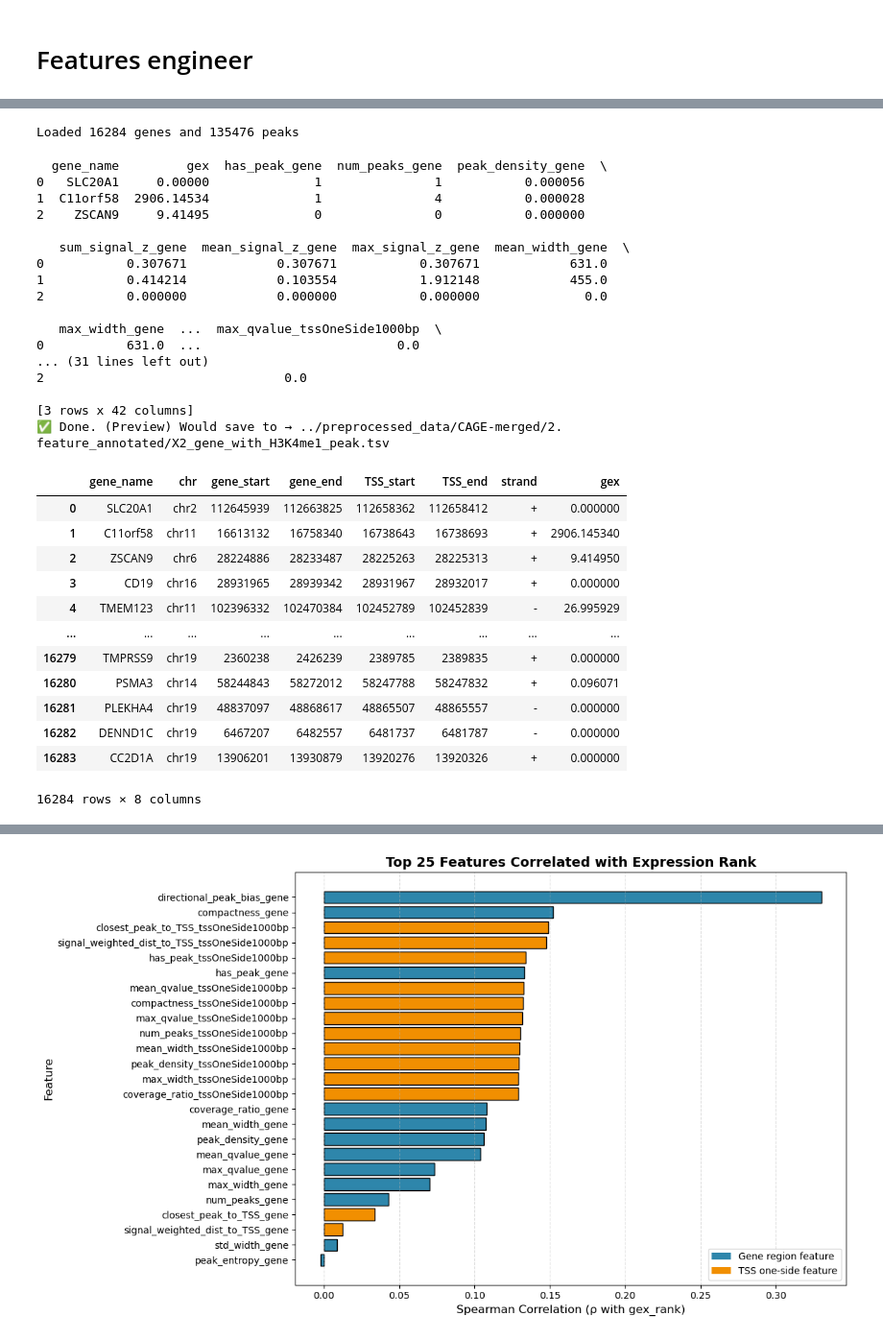
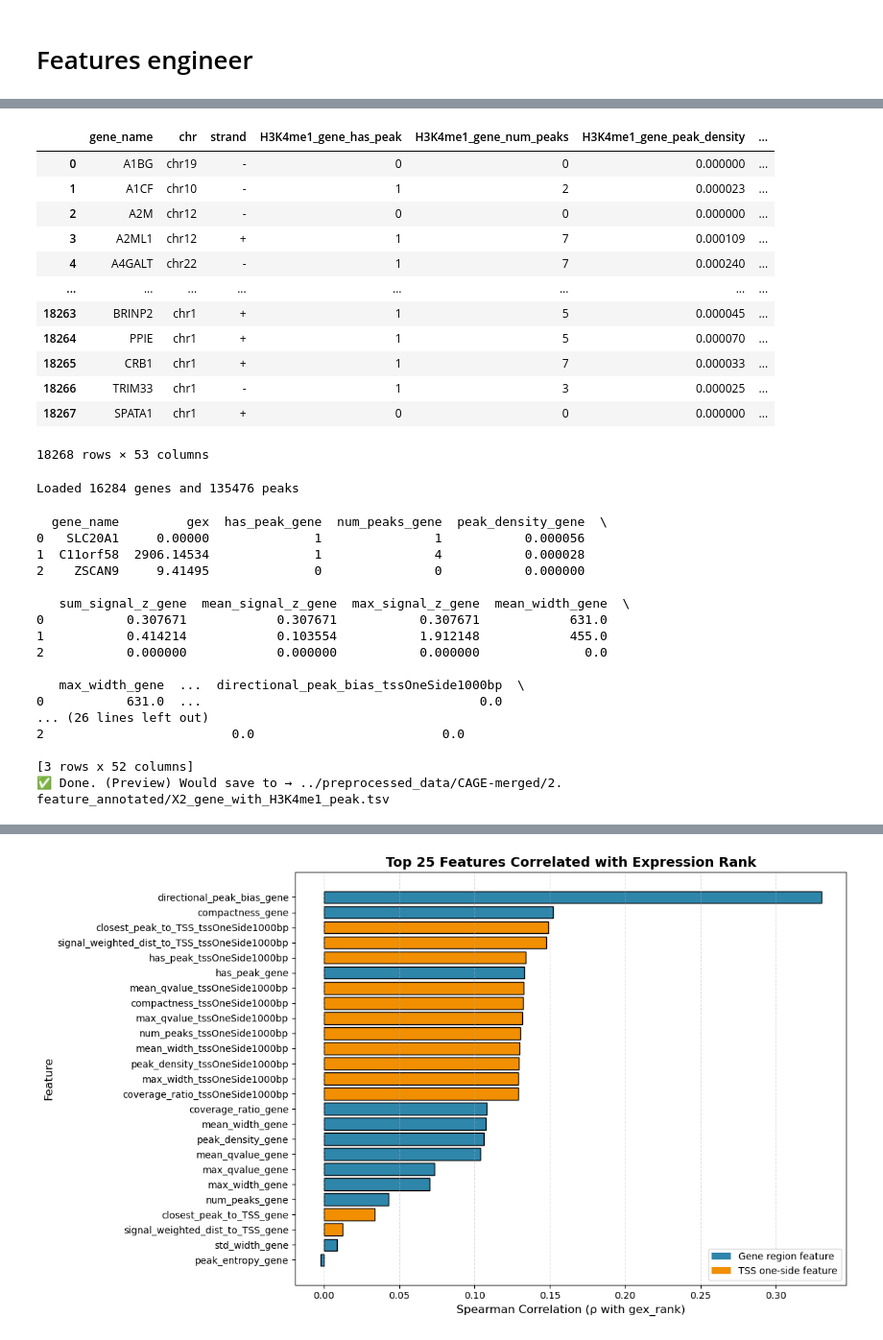
Before and after one commit to Dewey-Wang/Gene-expression-prediction, a Jupyter notebook: Full step - reference/1. bed features.ipynb, the cells around one changed output, grey strips where cells are left out. Shown at 96% size. Saved outputs shown, nothing was run; the diff lists cells and outputs as text; code cells hidden in the pictures.

```diff
--- a/1. data preprocessing/7. bed features.ipynb
+++ b/Full step - reference/1. bed features.ipynb
@@ -3,3 +332,19 @@
+# %%
+df_out
+# %% [output]
+|  | gene_name | chr | strand | H3K4me1_gene_has_peak | H3K4me1_gene_num_peaks | H3K4me1_gene_peak_density | ... |
+| 0 | A1BG | chr19 | - | 0 | 0 | 0.000000 | ... |
+| 1 | A1CF | chr10 | - | 1 | 2 | 0.000023 | ... |
+| 2 | A2M | chr12 | - | 0 | 0 | 0.000000 | ... |
+| 3 | A2ML1 | chr12 | + | 1 | 7 | 0.000109 | ... |
+| 4 | A4GALT | chr22 | - | 1 | 7 | 0.000240 | ... |
+| ... | ... | ... | ... | ... | ... | ... | ... |
+| 18263 | BRINP2 | chr1 | + | 1 | 5 | 0.000045 | ... |
+| 18264 | PPIE | chr1 | + | 1 | 5 | 0.000070 | ... |
+| 18265 | CRB1 | chr1 | + | 1 | 7 | 0.000033 | ... |
+| 18266 | TRIM33 | chr1 | - | 1 | 3 | 0.000025 | ... |
+| 18267 | SPATA1 | chr1 | + | 0 | 0 | 0.000000 | ... |
+18268 rows × 53 columns
 # %%
 import os
 from dataclasses import dataclass
@@ -225,6 +570,7 @@ def compute_features(df_genes: pd.DataFrame,
         w = sub["width"].to_numpy()
         qv = sub["q_value"].to_numpy()
         summits = sub["summit"].to_numpy()
+        sc = sub["score"].to_numpy()  # 🆕 新增 score 統計
 
         # 覆蓋率（union）
         ivs: List[Interval] = []
@@ -246,6 +592,12 @@ def compute_features(df_genes: pd.DataFrame,
         max_qvalue = float(qv.max()) if qv.size else 0.0
         peak_entropy = shannon_entropy_from_weights(s_val)
         spacing_std = spacing_std_from_positions(summits)
+        # 🆕 === Score 特徵 ===
+        mean_score = float(sc.mean()) if sc.size else 0.0
+        std_score  = float(sc.std(ddof=0)) if sc.size else 0.0
+        max_score  = float(sc.max()) if sc.size else 0.0
+        min_score  = float(sc.min()) if sc.size else 0.0
+        sum_score = float(np.sum(sc))
 
         # === 距離相關 ===
         tss_center = int((g["TSS_start"] + g["TSS_end"]) / 2)
@@ -300,7 +652,12 @@ def compute_features(df_genes: pd.DataFrame,
             "directional_peak_bias": directional_peak_bias,
             "signal_weighted_dist_to_TSS": signal_weighted_dist_to_TSS,
             "width_entropy": width_entropy, "compactness": compactness,
-            "peak_pos_entropy": peak_pos_entropy
+            "peak_pos_entropy": peak_pos_entropy,
+            "mean_score": mean_score,
+            "std_score": std_score,
+            "max_score": max_score,
+            "min_score": min_score,
+            "sum_score": sum_score
         })
 
     return pd.DataFrame(rows)
@@ -325,9 +682,9 @@ df_out = df_out.fillna(0.0)
 
 # 預覽/儲存
 print(df_out.head(3))
-os.makedirs(os.path.dirname(OUTPUT_PATH), exist_ok=True)
-df_out.to_csv(OUTPUT_PATH, sep="\t", index=False)
-print(f"✅ Done. (Preview) Would save to → {OUTPUT_PATH}")
+# os.makedirs(os.path.dirname(OUTPUT_PATH), exist_ok=True)
+# df_out.to_csv(OUTPUT_PATH, sep="\t", index=False)
+# print(f"✅ Done. (Preview) Would save to → {OUTPUT_PATH}")
 # %% [output]
 Loaded 16284 genes and 135476 peaks
   gene_name         gex  has_peak_gene  num_peaks_gene  peak_density_gene  \
@@ -340,26 +697,10 @@ Loaded 16284 genes and 135476 peaks
 1           0.414214            0.103554           1.912148            455.0
 2           0.000000            0.000000           0.000000              0.0
 
-   max_width_gene  ...  max_qvalue_tssOneSide1000bp  \
-0           631.0  ...                          0.0
-... (31 lines left out)
-2                                0.0
+   max_width_gene  ...  directional_peak_bias_tssOneSide1000bp  \
+0           631.0  ...                                     0.0
+... (26 lines left out)
+2                         0.0                         0.0
 
-[3 rows x 42 columns]
+[3 rows x 52 columns]
 ✅ Done. (Preview) Would save to → ../preprocessed_data/CAGE-merged/2. feature_annotated/X2_gene_with_H3K4me1_peak.tsv
-# %%
-df_genes
-# %% [output]
-|  | gene_name | chr | gene_start | gene_end | TSS_start | TSS_end | strand | gex |
-| 0 | SLC20A1 | chr2 | 112645939 | 112663825 | 112658362 | 112658412 | + | 0.000000 |
-| 1 | C11orf58 | chr11 | 16613132 | 16758340 | 16738643 | 16738693 | + | 2906.145340 |
-| 2 | ZSCAN9 | chr6 | 28224886 | 28233487 | 28225263 | 28225313 | + | 9.414950 |
-| 3 | CD19 | chr16 | 28931965 | 28939342 | 28931967 | 28932017 | + | 0.000000 |
-| 4 | TMEM123 | chr11 | 102396332 | 102470384 | 102452789 | 102452839 | - | 26.995929 |
-| ... | ... | ... | ... | ... | ... | ... | ... | ... |
-| 16279 | TMPRSS9 | chr19 | 2360238 | 2426239 | 2389785 | 2389835 | + | 0.000000 |
-| 16280 | PSMA3 | chr14 | 58244843 | 58272012 | 58247788 | 58247832 | + | 0.096071 |
-| 16281 | PLEKHA4 | chr19 | 48837097 | 48868617 | 48865507 | 48865557 | - | 0.000000 |
-| 16282 | DENND1C | chr19 | 6467207 | 6482557 | 6481737 | 6481787 | - | 0.000000 |
-| 16283 | CC2D1A | chr19 | 13906201 | 13930879 | 13920276 | 13920326 | + | 0.000000 |
-16284 rows × 8 columns
```
Also changed, not shown: parts of 4 cells of this notebook, 53 other files.
